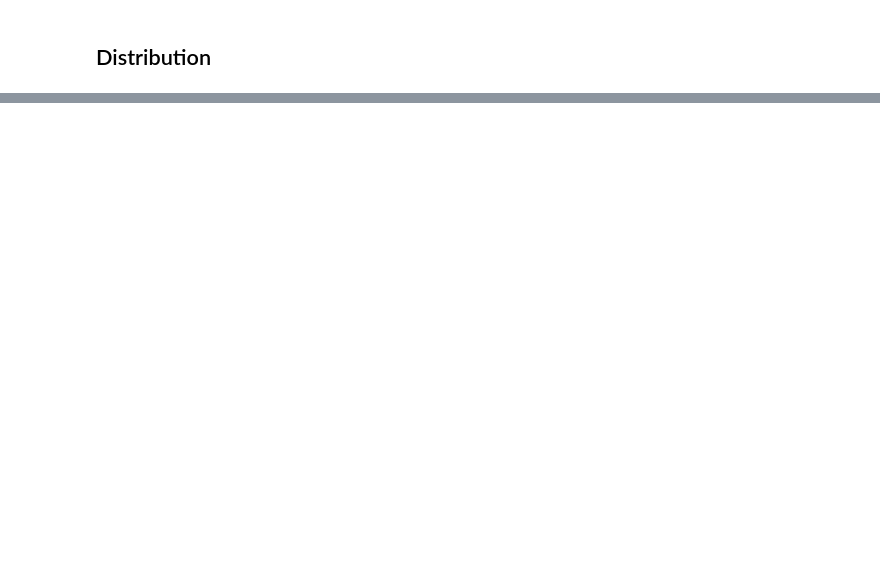
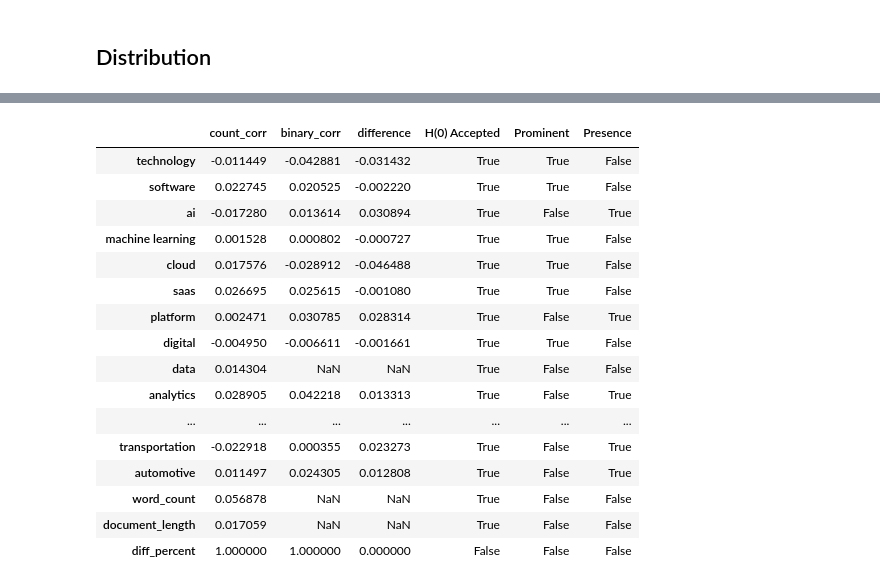
Before and after one commit to jonkarrer/ipo-case-study, a Jupyter notebook: notebooks/keyword_count_analysis.ipynb, the cells around one changed output, grey strips where cells are left out. Saved outputs shown, nothing was run; the diff lists cells and outputs as text; code cells hidden in the pictures; blank space fills up the shorter version.

```diff
--- a/notebooks/keyword_count_analysis.ipynb
+++ b/notebooks/keyword_count_analysis.ipynb
@@ -118,0 +168,3 @@ variance = keyword_df.var()
+# %%
+count_correlations = keyword_df.corr(method='spearman')[target_column]
+count_correlations
@@ -118,0 +189,4 @@ variance = keyword_df.var()
+# %%
+binary_mentions = (keyword_df > 0).astype(int)
+binary_correlations = binary_mentions.corr(method='spearman')[target_column]
+binary_correlations
@@ -118,0 +211,32 @@ variance = keyword_df.var()
+# %%
+# Difference between correlations
+difference = binary_correlations - count_correlations
+performance_retained = binary_correlations / count_correlations
+
+comparison_df = pd.DataFrame({
+    'count_corr': count_correlations,
+    'binary_corr': binary_correlations,
+    'difference': difference,
+    'H(0) Accepted': difference != 0,
+    'Prominent': difference < 0,
+    'Presence': difference > 0
+})
+comparison_df
+# %% [output]
+|  | count_corr | binary_corr | difference | H(0) Accepted | Prominent | Presence |
+| technology | -0.011449 | -0.042881 | -0.031432 | True | True | False |
+| software | 0.022745 | 0.020525 | -0.002220 | True | True | False |
+| ai | -0.017280 | 0.013614 | 0.030894 | True | False | True |
+| machine learning | 0.001528 | 0.000802 | -0.000727 | True | True | False |
+| cloud | 0.017576 | -0.028912 | -0.046488 | True | True | False |
+| saas | 0.026695 | 0.025615 | -0.001080 | True | True | False |
+| platform | 0.002471 | 0.030785 | 0.028314 | True | False | True |
+| digital | -0.004950 | -0.006611 | -0.001661 | True | True | False |
+| data | 0.014304 | NaN | NaN | True | False | False |
+| analytics | 0.028905 | 0.042218 | 0.013313 | True | False | True |
+| ... | ... | ... | ... | ... | ... | ... |
+| transportation | -0.022918 | 0.000355 | 0.023273 | True | False | True |
+| automotive | 0.011497 | 0.024305 | 0.012808 | True | False | True |
+| word_count | 0.056878 | NaN | NaN | True | False | False |
+| document_length | 0.017059 | NaN | NaN | True | False | False |
+| diff_percent | 1.000000 | 1.000000 | 0.000000 | False | False | False |
```
Also changed, not shown: parts of 15 cells of this notebook.
